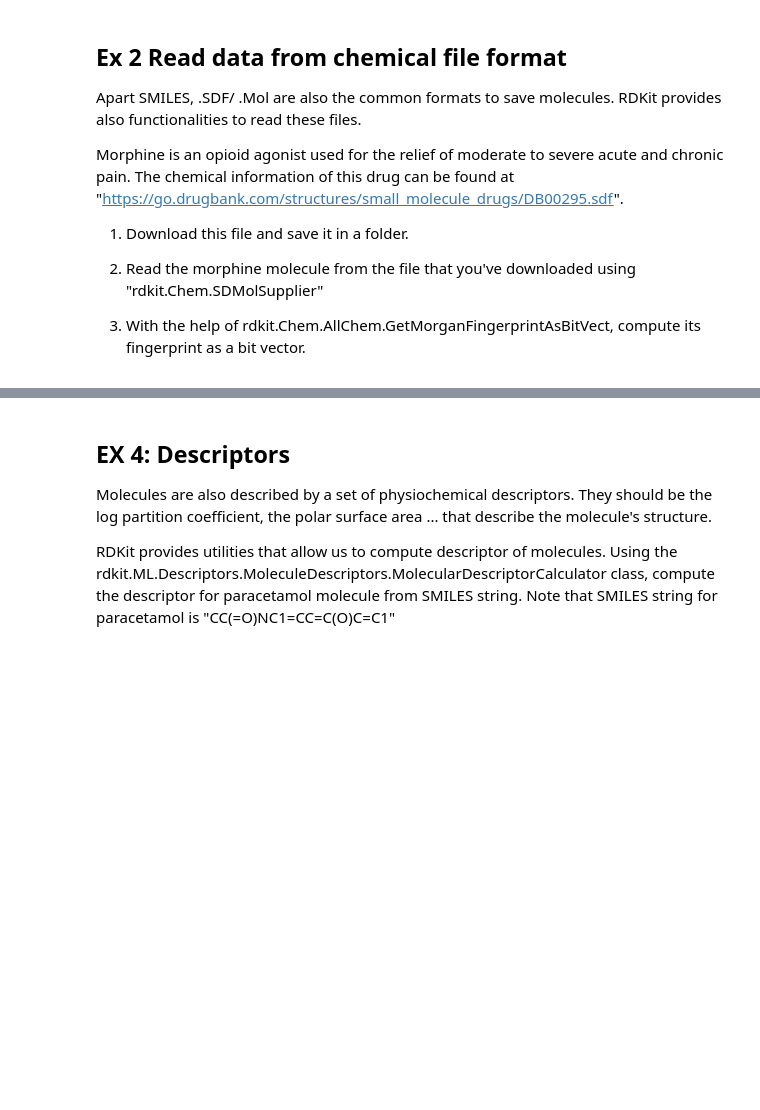
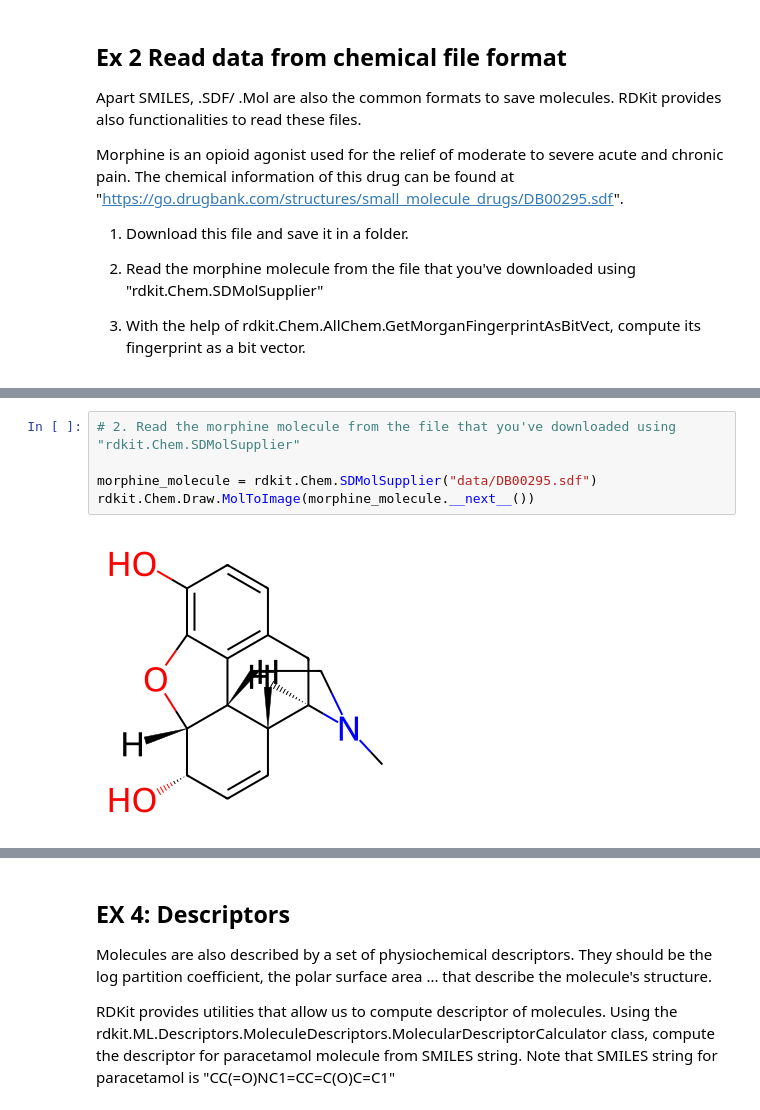
Before and after one commit to Coartix/ML-BIO, a Jupyter notebook: 2.ML_Molecules/ 1.molecules_representations_etudiants.ipynb, the cells around one changed output, grey strips where cells are left out. Saved outputs shown, nothing was run; the diff lists cells and outputs as text; blank space fills up the shorter version.

```diff
--- a/2.ML_Molecules/ 1.molecules_representations_etudiants.ipynb
+++ b/2.ML_Molecules/ 1.molecules_representations_etudiants.ipynb
@@ -43,0 +118,7 @@ Morphine is an opioid agonist used for the relief of moderate to severe acute an
+# %%
+# 2. Read the morphine molecule from the file that you've downloaded using "rdkit.Chem.SDMolSupplier"
+
+morphine_molecule = rdkit.Chem.SDMolSupplier("data/DB00295.sdf")
+rdkit.Chem.Draw.MolToImage(morphine_molecule.__next__())
+# %% [output]
+[figure, added]
```
Also changed, not shown: parts of 16 cells of this notebook, 1 other file.
